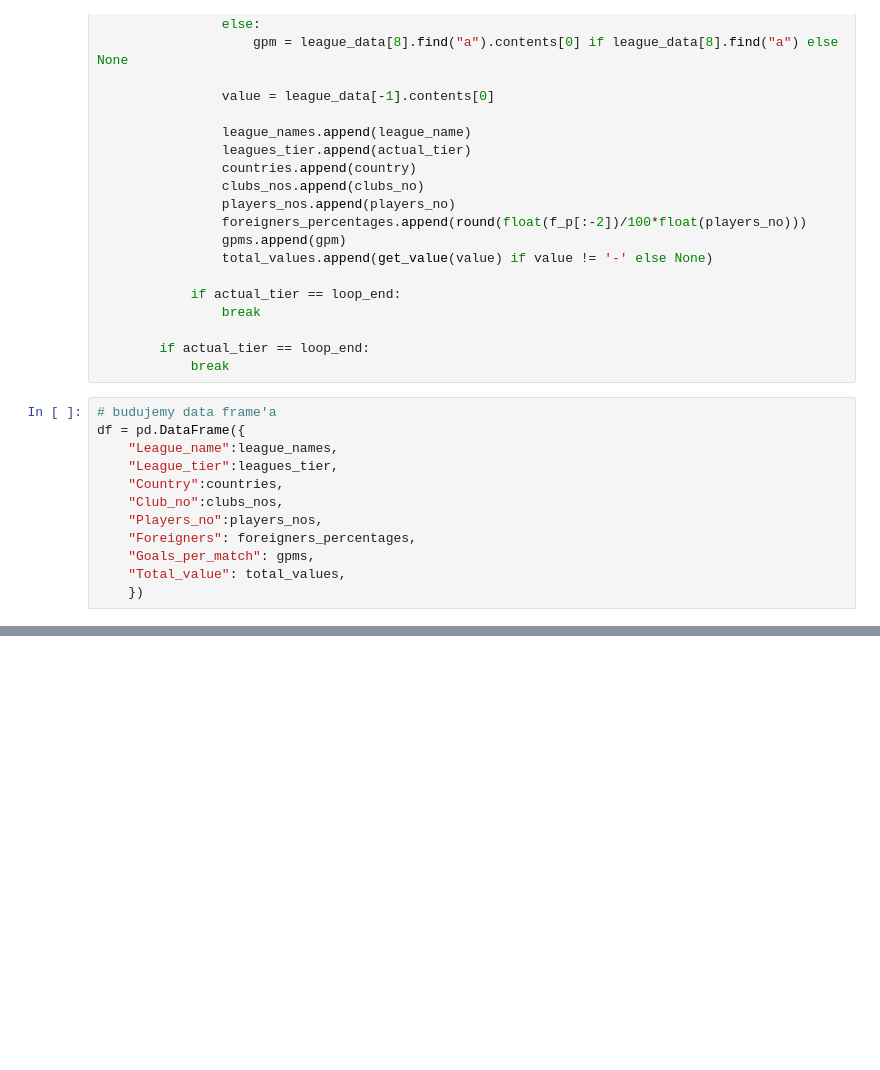
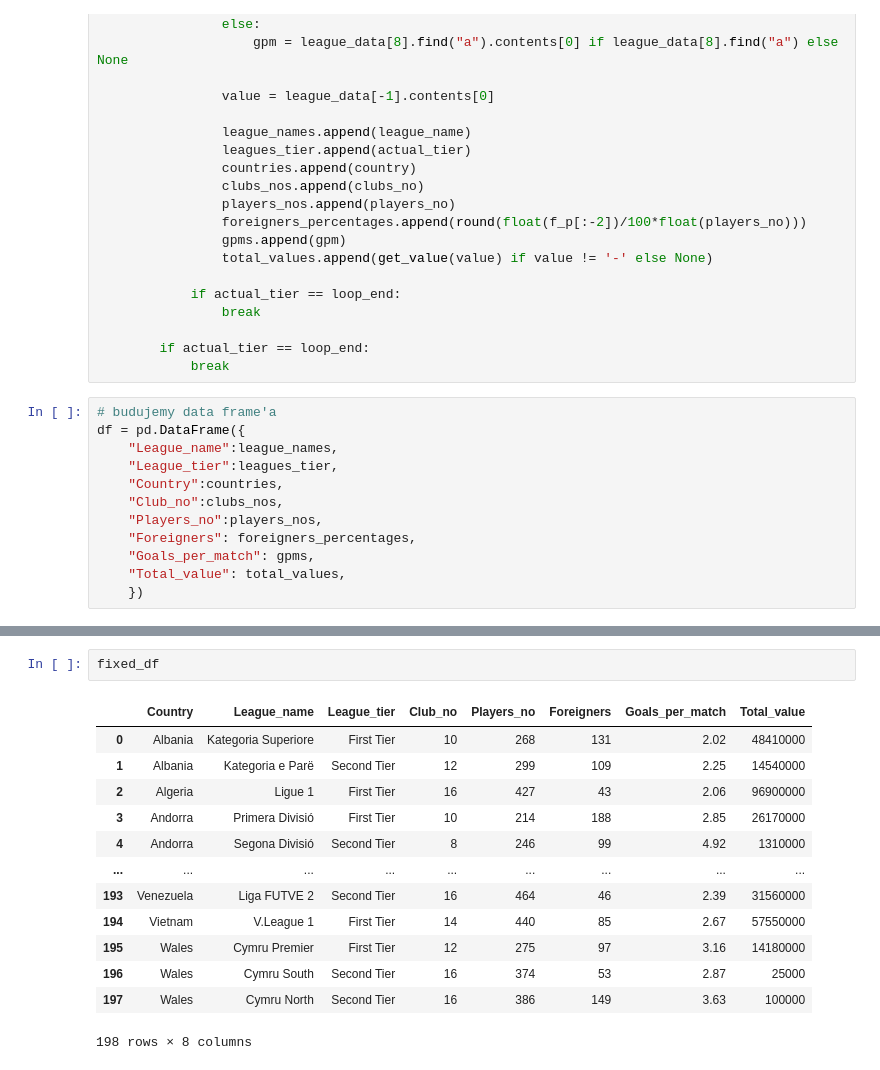
Before and after one commit to Fl0rk3/Clustering-project, a Jupyter notebook: Scrapping/1_transfer_markt_scrap.ipynb, the cells around one changed output, grey strips where cells are left out. Saved outputs shown, nothing was run; the diff lists cells and outputs as text; blank space fills up the shorter version.

```diff
--- a/Scrapping/1_transfer_markt_scrap.ipynb
+++ b/Scrapping/1_transfer_markt_scrap.ipynb
@@ -103,0 +207,16 @@ df
+# %%
+fixed_df
+# %% [output]
+|  | Country | League_name | League_tier | Club_no | Players_no | Foreigners | Goals_per_match | Total_value |
+| 0 | Albania | Kategoria Superiore | First Tier | 10 | 268 | 131 | 2.02 | 48410000 |
+| 1 | Albania | Kategoria e Parë | Second Tier | 12 | 299 | 109 | 2.25 | 14540000 |
+| 2 | Algeria | Ligue 1 | First Tier | 16 | 427 | 43 | 2.06 | 96900000 |
+| 3 | Andorra | Primera Divisió | First Tier | 10 | 214 | 188 | 2.85 | 26170000 |
+| 4 | Andorra | Segona Divisió | Second Tier | 8 | 246 | 99 | 4.92 | 1310000 |
+| ... | ... | ... | ... | ... | ... | ... | ... | ... |
+| 193 | Venezuela | Liga FUTVE 2 | Second Tier | 16 | 464 | 46 | 2.39 | 31560000 |
+| 194 | Vietnam | V.League 1 | First Tier | 14 | 440 | 85 | 2.67 | 57550000 |
+| 195 | Wales | Cymru Premier | First Tier | 12 | 275 | 97 | 3.16 | 14180000 |
+| 196 | Wales | Cymru South | Second Tier | 16 | 374 | 53 | 2.87 | 25000 |
+| 197 | Wales | Cymru North | Second Tier | 16 | 386 | 149 | 3.63 | 100000 |
+198 rows × 8 columns
```
Also changed, not shown: parts of 11 cells of this notebook, 5 other files.
